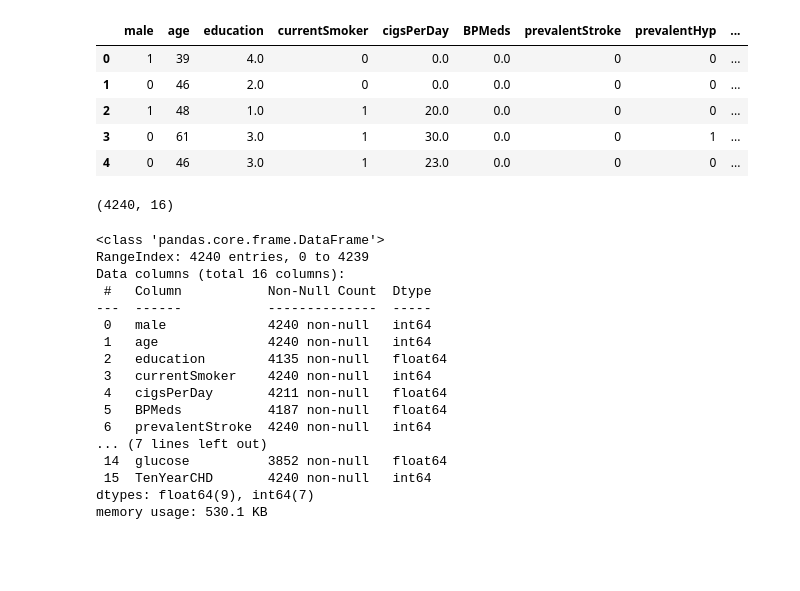
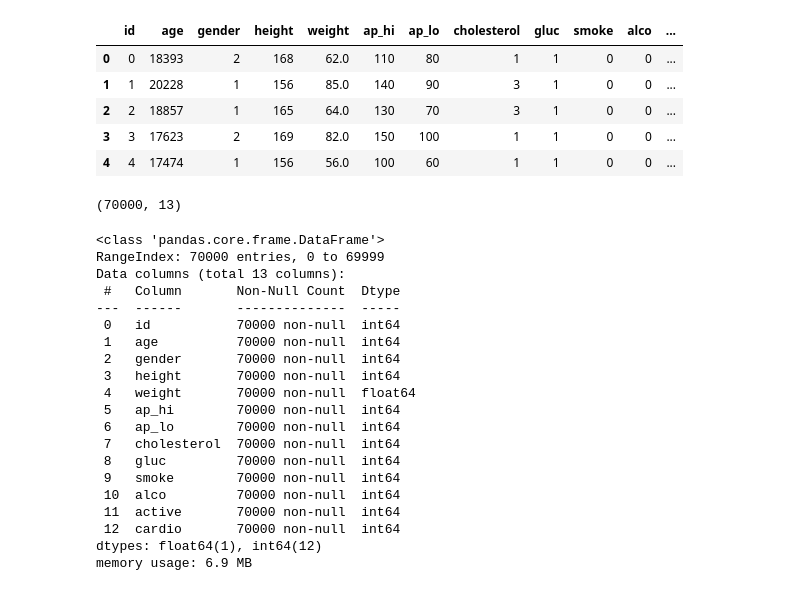
Before and after one commit to andreuolaortua/Machine-Learning, a Jupyter notebook: Project 17 - Cardiovascular Disease Prediction/Cardiovascular_disease_prediction.ipynb, the cells around one changed output. Drawn from its saved outputs; the diff is of its cells as text; code cells hidden in the pictures; blank space fills up the shorter version.

```diff
--- a/Project 17 - Cardiovascular Disease Prediction/Cardiovascular_disease_prediction.ipynb
+++ b/Project 17 - Cardiovascular Disease Prediction/Cardiovascular_disease_prediction.ipynb
@@ -6,39 +32,42 @@ import numpy as np
 import matplotlib.pyplot as plt
 import seaborn as sns
 # %%
-df = pd.read_csv('/Users/andreuolaortua/Desktop/code/Machine learning/00 - Projects/Project 17 - Heart Disease Prediction//framingham.csv')
+df = pd.read_csv('/Users/andreuolaortua/Desktop/code/Machine learning/00 - Projects/Project 17 - Cardiovascular Disease Prediction/cardio_train.csv', delimiter=';')
 df.head()
 # %% [output]
-|  | male | age | education | currentSmoker | cigsPerDay | BPMeds | prevalentStroke | prevalentHyp | ... |
-| 0 | 1 | 39 | 4.0 | 0 | 0.0 | 0.0 | 0 | 0 | ... |
-| 1 | 0 | 46 | 2.0 | 0 | 0.0 | 0.0 | 0 | 0 | ... |
-| 2 | 1 | 48 | 1.0 | 1 | 20.0 | 0.0 | 0 | 0 | ... |
-| 3 | 0 | 61 | 3.0 | 1 | 30.0 | 0.0 | 0 | 1 | ... |
-| 4 | 0 | 46 | 3.0 | 1 | 23.0 | 0.0 | 0 | 0 | ... |
+|  | id | age | gender | height | weight | ap_hi | ap_lo | cholesterol | gluc | smoke | alco | ... |
+| 0 | 0 | 18393 | 2 | 168 | 62.0 | 110 | 80 | 1 | 1 | 0 | 0 | ... |
+| 1 | 1 | 20228 | 1 | 156 | 85.0 | 140 | 90 | 3 | 1 | 0 | 0 | ... |
+| 2 | 2 | 18857 | 1 | 165 | 64.0 | 130 | 70 | 3 | 1 | 0 | 0 | ... |
+| 3 | 3 | 17623 | 2 | 169 | 82.0 | 150 | 100 | 1 | 1 | 0 | 0 | ... |
+| 4 | 4 | 17474 | 1 | 156 | 56.0 | 100 | 60 | 1 | 1 | 0 | 0 | ... |
 # %%
 df.shape
 # %% [output]
-(4240, 16)
+(70000, 13)
 # %%
 df.info()
 # %% [output]
 <class 'pandas.core.frame.DataFrame'>
-RangeIndex: 4240 entries, 0 to 4239
-Data columns (total 16 columns):
- #   Column           Non-Null Count  Dtype
----  ------           --------------  -----
- 0   male             4240 non-null   int64
- 1   age              4240 non-null   int64
- 2   education        4135 non-null   float64
- 3   currentSmoker    4240 non-null   int64
- 4   cigsPerDay       4211 non-null   float64
- 5   BPMeds           4187 non-null   float64
- 6   prevalentStroke  4240 non-null   int64
-... (7 lines left out)
- 14  glucose          3852 non-null   float64
- 15  TenYearCHD       4240 non-null   int64
-dtypes: float64(9), int64(7)
-memory usage: 530.1 KB
+RangeIndex: 70000 entries, 0 to 69999
+Data columns (total 13 columns):
+ #   Column       Non-Null Count  Dtype
+---  ------       --------------  -----
+ 0   id           70000 non-null  int64
+ 1   age          70000 non-null  int64
+ 2   gender       70000 non-null  int64
+ 3   height       70000 non-null  int64
+ 4   weight       70000 non-null  float64
+ 5   ap_hi        70000 non-null  int64
+ 6   ap_lo        70000 non-null  int64
+ 7   cholesterol  70000 non-null  int64
+ 8   gluc         70000 non-null  int64
+ 9   smoke        70000 non-null  int64
+ 10  alco         70000 non-null  int64
+ 11  active       70000 non-null  int64
+ 12  cardio       70000 non-null  int64
+dtypes: float64(1), int64(12)
+memory usage: 6.9 MB
 # %%
 df.describe(include='all')
 # %% [output]
```
Also changed, not shown: parts of 16 cells of this notebook.
